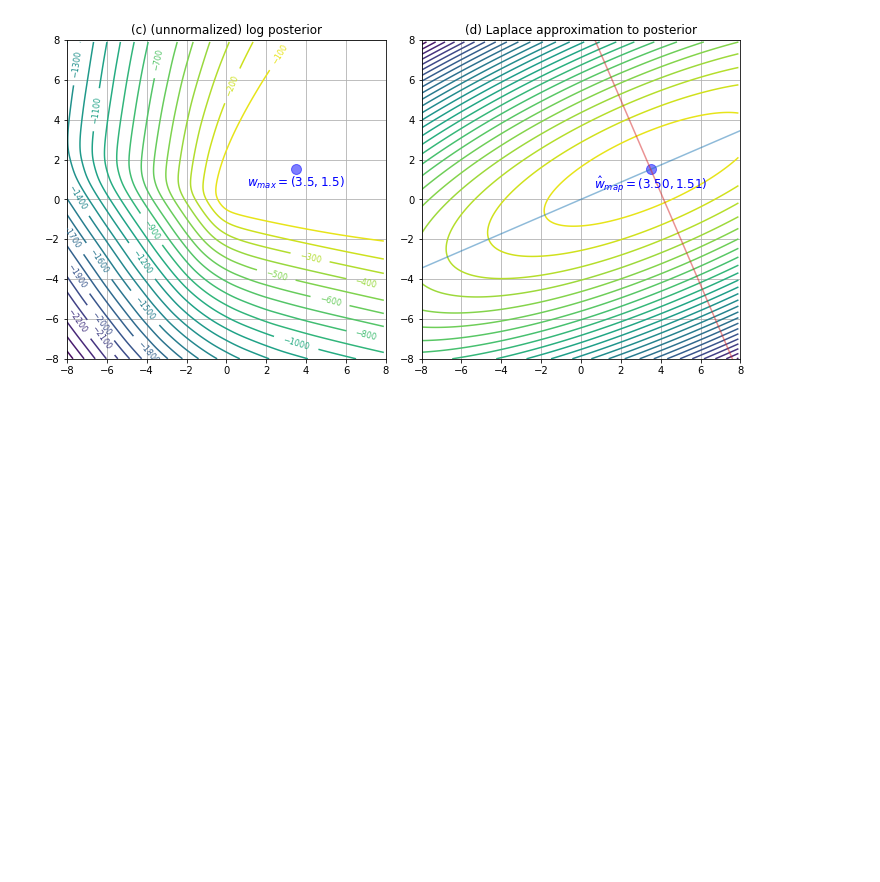
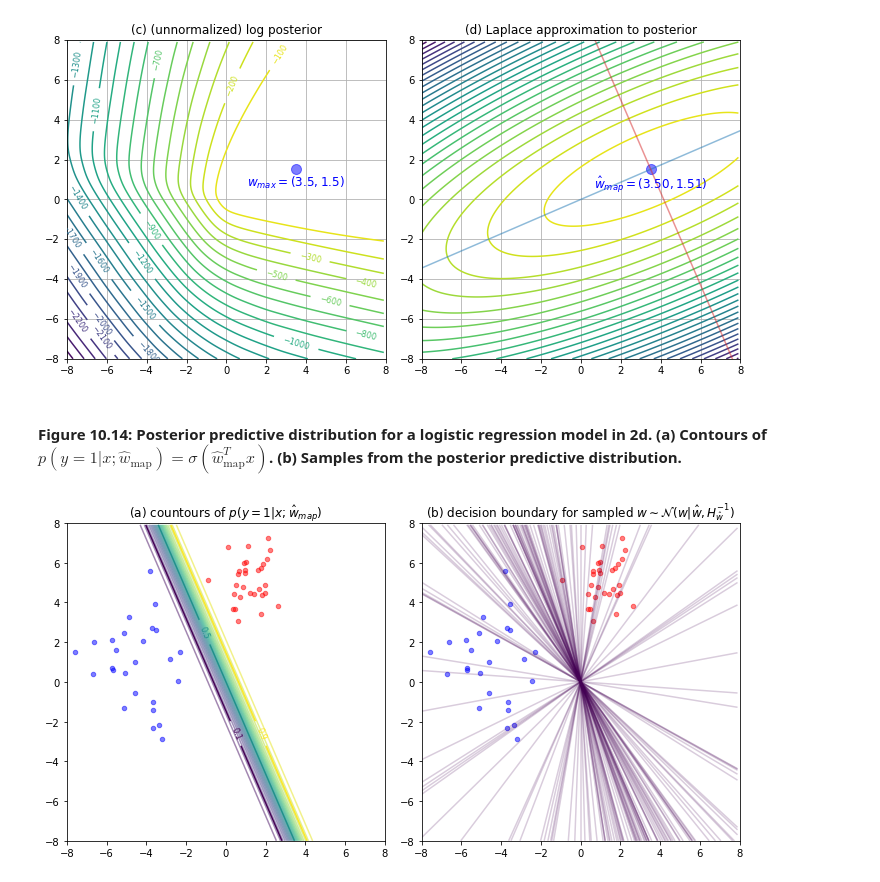
Before and after one commit to chofchof/probml, a Jupyter notebook: notebooks/book1/10/logreg_laplace_demo.ipynb, the cells around one changed output. Cells and saved outputs as stored; diff of their text form; code cells hidden in the pictures; blank space fills up the shorter version.

```diff
--- a/notebooks/book1/10/logreg_laplace_demo.ipynb
+++ b/notebooks/book1/10/logreg_laplace_demo.ipynb
@@ -176,3 +176,43 @@ ax2.grid(True)
 fig.tight_layout()
 # %% [output]
 [figure]
+# %% [markdown]
+#### Figure 10.14: Posterior predictive distribution for a logistic regression model in 2d. (a) Contours of $p(y=1|x;\hat w_\text{map})=\sigma(\hat w_\text{map}^Tx)$. (b) Samples from the posterior predictive distribution.
+# %%
+fig, (ax1, ax2) = plt.subplots(ncols=2, figsize=(10,5))
+
+# (a) Plotting the predictive distribution for logistic regression
+
+pred_dist = expit(np.dot(W, hat_w))
+ax1.contour(xx, yy, pred_dist.reshape(xx.shape), levels=30, alpha=0.5)
+cs = ax1.contour(xx, yy, pred_dist.reshape(xx.shape), levels=[0.1, 0.5, 0.9])
+ax1.clabel(cs, inline=True, fontsize=8)
+
+ax1.scatter(*X[y == 1].T, s=20, marker='o', color='red', alpha=0.5)
+ax1.scatter(*X[y == 0].T, s=20, marker='o', color='blue', alpha=0.5)
+ax1.set_xlim(lim)
+ax1.set_ylim(lim)
+ax1.set_aspect('equal')
+ax1.set_title('(a) countours of $p(y=1|x;\hat w_{map})$')
+
+# (b) Decision boundary for sampled w
+
+pred_mean = np.zeros_like(pred_dist)
+s = 100
+for _ in range(s):
+    w_sample = rng.multivariate_normal(mean=hat_w, cov=np.linalg.inv(hat_H))
+    pred_dist = expit(np.dot(W, w_sample))
+    pred_mean += pred_dist
+    ax2.contour(xx, yy, pred_dist.reshape(xx.shape), levels=[0.5], alpha=0.2)
+pred_mean /= s
+
+ax2.scatter(*X[y == 1].T, s=20, marker='o', color='red', alpha=0.5)
+ax2.scatter(*X[y == 0].T, s=20, marker='o', color='blue', alpha=0.5)
+ax2.set_xlim(lim)
+ax2.set_ylim(lim)
+ax2.set_aspect('equal')
+ax2.set_title('(b) decision boundary for sampled $w\sim\mathcal{N}(w|\hat w,H_{\hat w}^{-1})$')
+
+fig.tight_layout()
+# %% [output]
+[figure, added]
```
Also changed, not shown: parts of 2 cells of this notebook, 4 other files.
